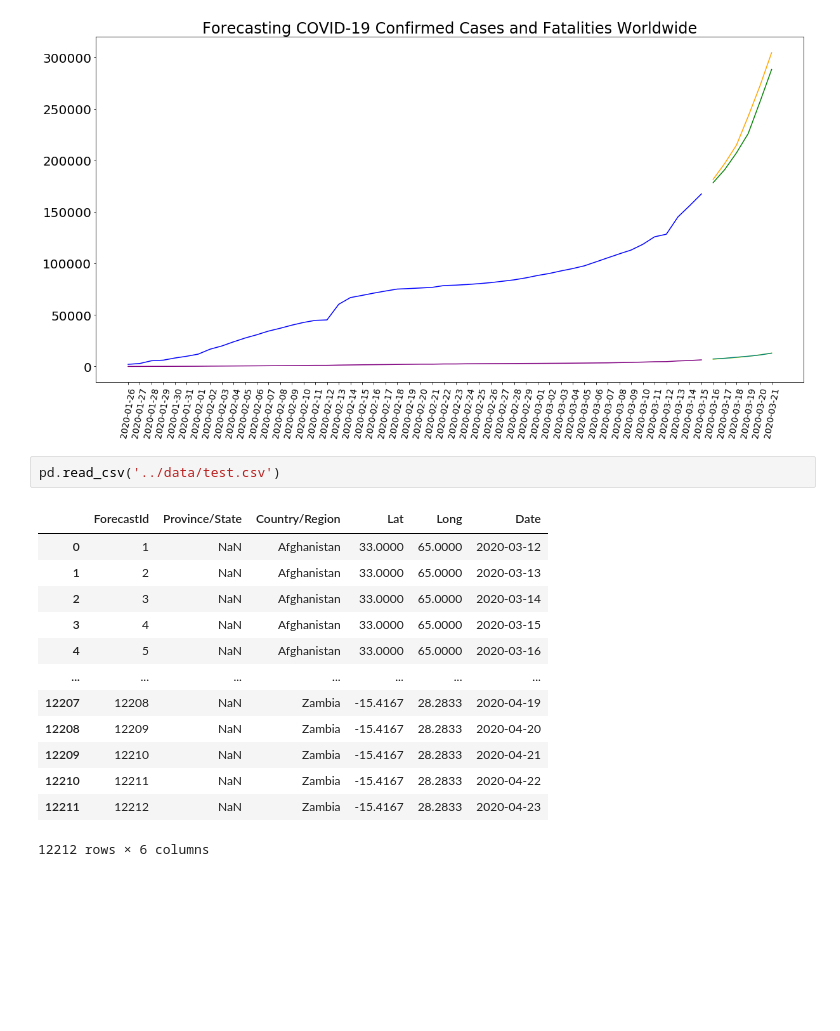
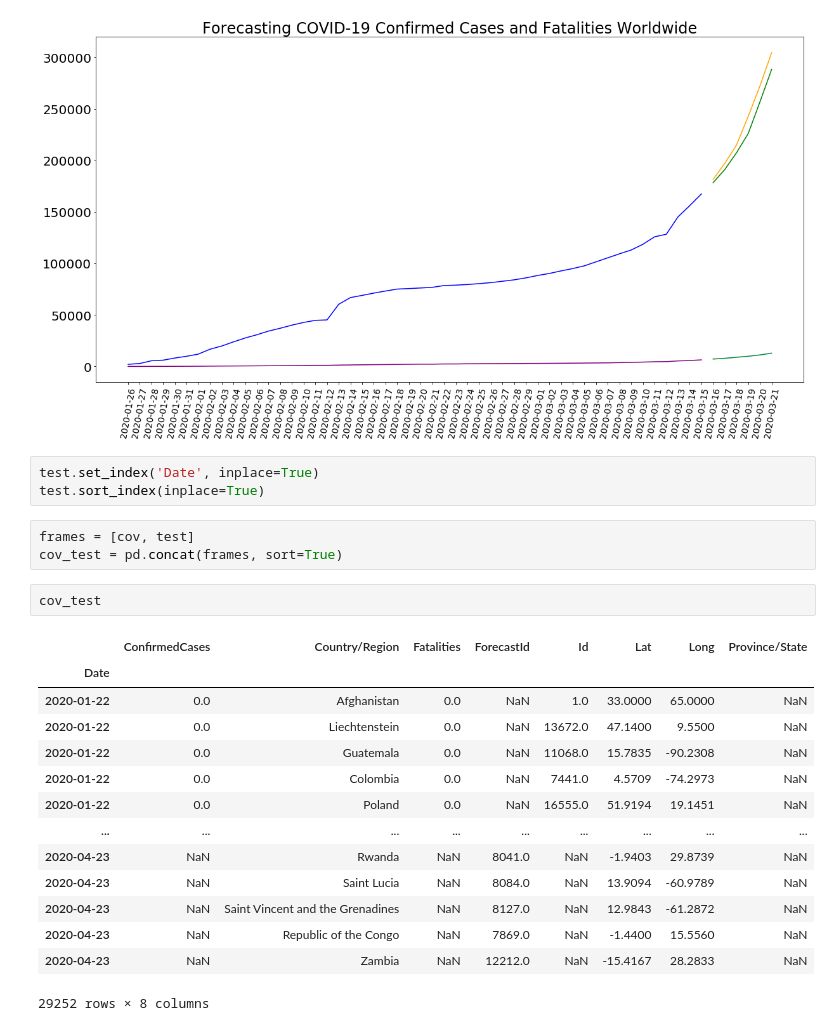
Before and after one commit to jleibow27/covid_19_forescast_daily, a Jupyter notebook: code/Final_cc_and_fatalities.ipynb, the cells around one changed output. Cells and saved outputs as stored; diff of their text form; blank space fills up the shorter version.

```diff
--- a/code/Final_cc_and_fatalities.ipynb
+++ b/code/Final_cc_and_fatalities.ipynb
@@ -483,19 +483,26 @@ plt.xticks(fontsize=14, rotation=80)
 plt.yticks(fontsize=20);
 # %% [output]
 [figure]
-# %%
-pd.read_csv('../data/test.csv')
-# %% [output]
-|  | ForecastId | Province/State | Country/Region | Lat | Long | Date |
-| 0 | 1 | NaN | Afghanistan | 33.0000 | 65.0000 | 2020-03-12 |
-| 1 | 2 | NaN | Afghanistan | 33.0000 | 65.0000 | 2020-03-13 |
-| 2 | 3 | NaN | Afghanistan | 33.0000 | 65.0000 | 2020-03-14 |
-| 3 | 4 | NaN | Afghanistan | 33.0000 | 65.0000 | 2020-03-15 |
-| 4 | 5 | NaN | Afghanistan | 33.0000 | 65.0000 | 2020-03-16 |
-| ... | ... | ... | ... | ... | ... | ... |
-| 12207 | 12208 | NaN | Zambia | -15.4167 | 28.2833 | 2020-04-19 |
-| 12208 | 12209 | NaN | Zambia | -15.4167 | 28.2833 | 2020-04-20 |
-| 12209 | 12210 | NaN | Zambia | -15.4167 | 28.2833 | 2020-04-21 |
-| 12210 | 12211 | NaN | Zambia | -15.4167 | 28.2833 | 2020-04-22 |
-| 12211 | 12212 | NaN | Zambia | -15.4167 | 28.2833 | 2020-04-23 |
-12212 rows × 6 columns
+# %%
+test.set_index('Date', inplace=True)
+test.sort_index(inplace=True)
+# %%
+frames = [cov, test]
+cov_test = pd.concat(frames, sort=True)
+# %%
+cov_test
+# %% [output]
+|  | ConfirmedCases | Country/Region | Fatalities | ForecastId | Id | Lat | Long | Province/State |
+| Date |  |  |  |  |  |  |  |  |
+| 2020-01-22 | 0.0 | Afghanistan | 0.0 | NaN | 1.0 | 33.0000 | 65.0000 | NaN |
+| 2020-01-22 | 0.0 | Liechtenstein | 0.0 | NaN | 13672.0 | 47.1400 | 9.5500 | NaN |
+| 2020-01-22 | 0.0 | Guatemala | 0.0 | NaN | 11068.0 | 15.7835 | -90.2308 | NaN |
+| 2020-01-22 | 0.0 | Colombia | 0.0 | NaN | 7441.0 | 4.5709 | -74.2973 | NaN |
+| 2020-01-22 | 0.0 | Poland | 0.0 | NaN | 16555.0 | 51.9194 | 19.1451 | NaN |
+| ... | ... | ... | ... | ... | ... | ... | ... | ... |
+| 2020-04-23 | NaN | Rwanda | NaN | 8041.0 | NaN | -1.9403 | 29.8739 | NaN |
+| 2020-04-23 | NaN | Saint Lucia | NaN | 8084.0 | NaN | 13.9094 | -60.9789 | NaN |
+| 2020-04-23 | NaN | Saint Vincent and the Grenadines | NaN | 8127.0 | NaN | 12.9843 | -61.2872 | NaN |
+| 2020-04-23 | NaN | Republic of the Congo | NaN | 7869.0 | NaN | -1.4400 | 15.5560 | NaN |
+| 2020-04-23 | NaN | Zambia | NaN | 12212.0 | NaN | -15.4167 | 28.2833 | NaN |
+29252 rows × 8 columns
```
Also changed, not shown: 4 other files.
